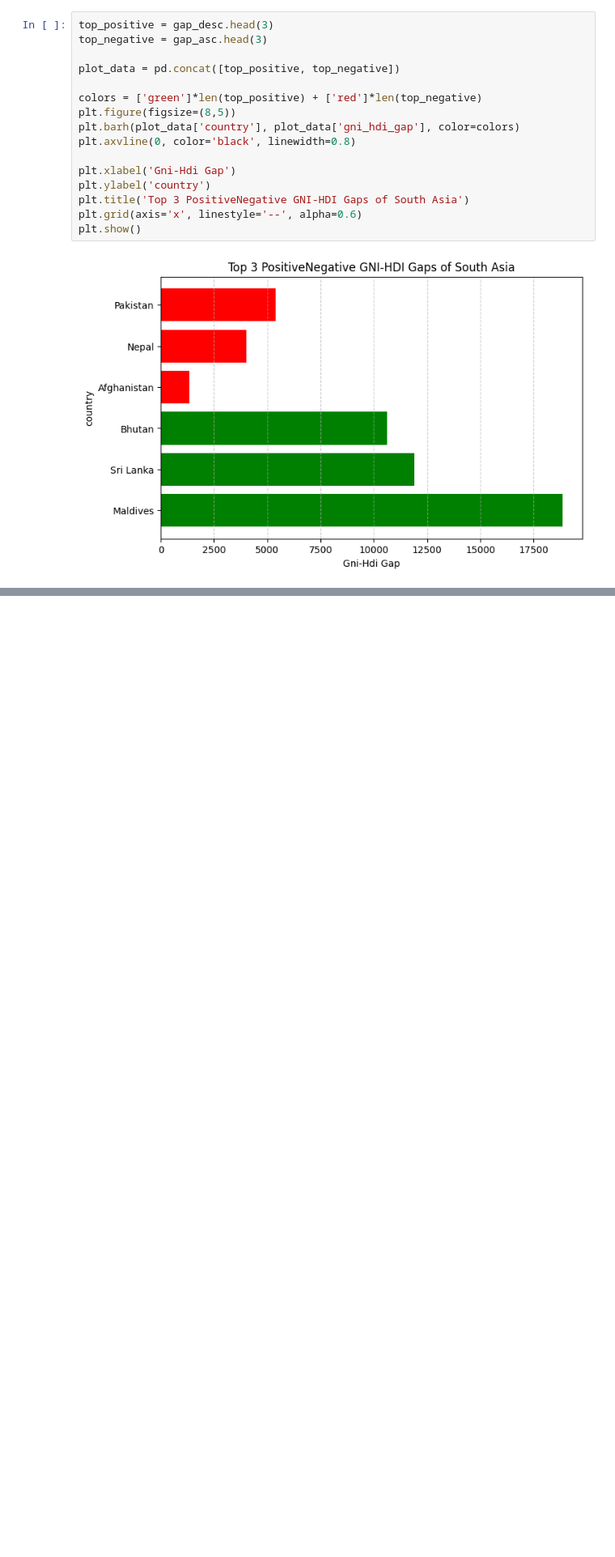
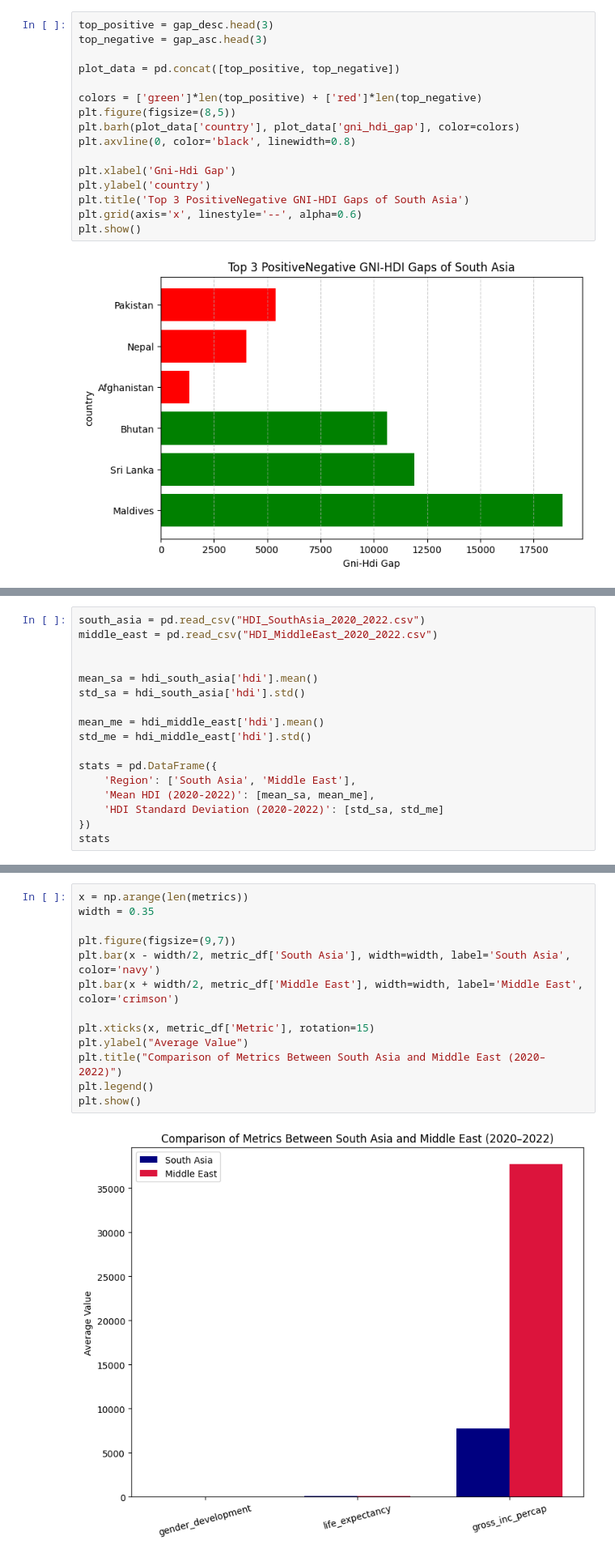
Before and after one commit to kashifmaskeyx/2513342_KashifMaskey, a Jupyter notebook: 2513342_KashifMaskey.ipynb, the cells around one changed output, grey strips where cells are left out. Shown at 81% size. Cells and saved outputs as stored; diff of their text form; blank space fills up the shorter version.

```diff
--- a/2513342_KashifMaskey.ipynb
+++ b/2513342_KashifMaskey.ipynb
@@ -721,0 +797,17 @@ plt.show()
+# %%
+south_asia = pd.read_csv("HDI_SouthAsia_2020_2022.csv")
+middle_east = pd.read_csv("HDI_MiddleEast_2020_2022.csv")
+
+
+mean_sa = hdi_south_asia['hdi'].mean()
+std_sa = hdi_south_asia['hdi'].std()
+
+mean_me = hdi_middle_east['hdi'].mean()
+std_me = hdi_middle_east['hdi'].std()
+
+stats = pd.DataFrame({
+    'Region': ['South Asia', 'Middle East'],
+    'Mean HDI (2020-2022)': [mean_sa, mean_me],
+    'HDI Standard Deviation (2020-2022)': [std_sa, std_me]
+})
+stats
@@ -721,0 +895,15 @@ plt.show()
+# %%
+x = np.arange(len(metrics))
+width = 0.35
+
+plt.figure(figsize=(9,7))
+plt.bar(x - width/2, metric_df['South Asia'], width=width, label='South Asia', color='navy')
+plt.bar(x + width/2, metric_df['Middle East'], width=width, label='Middle East', color='crimson')
+
+plt.xticks(x, metric_df['Metric'], rotation=15)
+plt.ylabel("Average Value")
+plt.title("Comparison of Metrics Between South Asia and Middle East (2020–2022)")
+plt.legend()
+plt.show()
+# %% [output]
+[figure, added]
```
Also changed, not shown: parts of 32 cells of this notebook.
